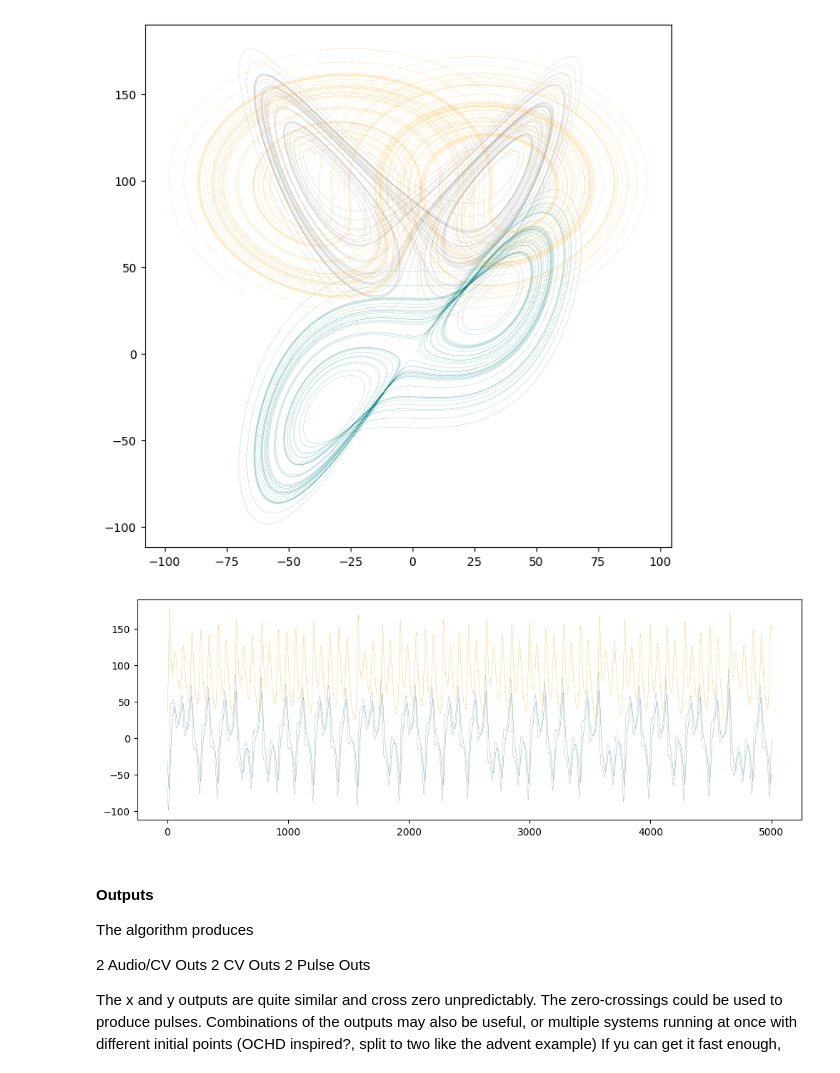
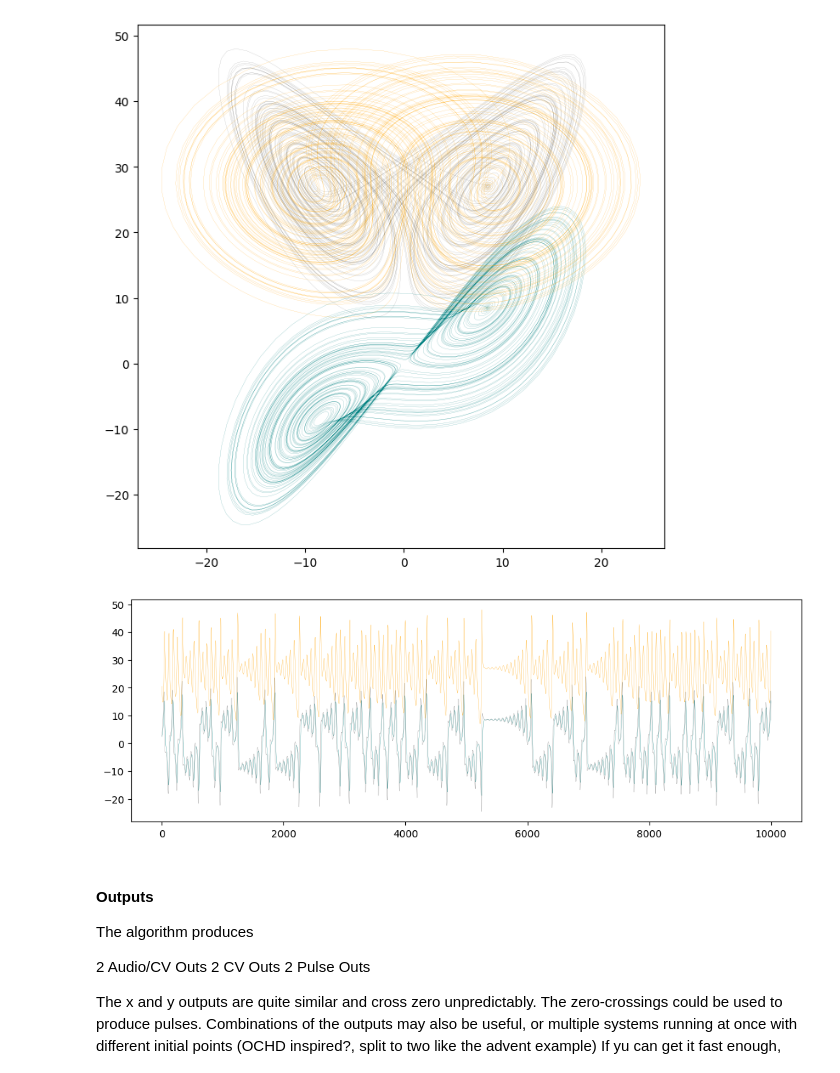
Before and after one commit to MJLMills/pyworkshopsystem, a Jupyter notebook: notebooks/lorenz.ipynb, the cells around one changed output. Drawn from its saved outputs; the diff is of its cells as text; code cells hidden in the pictures.

```diff
--- a/notebooks/lorenz.ipynb
+++ b/notebooks/lorenz.ipynb
@@ -101,7 +101,20 @@ class LorenzSystem:
 
         return values
 
-    def take_step(self, step_size) -> None:
+    def take_step(self, step_size: float = 0.01) -> None:
+        """Determine the value of f(t_n+1, x, y, z) at the next timestep.
+
+        This stepper uses the most basic possible scheme to integrate
+        the ODEs of the system; Euler's method. This only requires a
+        single evaluation of f(t, x, y, z) so is cheap, but is only accurate
+        on the order of the square of the timestep.
+
+        Parameters
+        ----------
+        step_size
+            The size of the step (in time units) to take.
+            Default of 0.01 was determined by experimentation only.
+        """
         partial_derivatives = self.__compute_derivatives(self._x,
                                                          self._y,
                                                          self._z)
@@ -111,34 +124,35 @@ class LorenzSystem:
         self._z = self._z + (partial_derivatives[2] * step_size)
 
     def reset(self):
+        """Return the system to its starting values."""
         self._x = self._x_init
         self._y = self._y_init
         self._z = self._z_init
 # %%
 import matplotlib
 import matplotlib.pyplot as plt
 
 
-N = 500000
+N = 1000000
 n_plot = int(N*0.99)
 
-lorenz_system = LorenzSystem(rho=96.6, sigma=30, beta=12)
+lorenz_system = LorenzSystem(rho=28, sigma=10, beta=8/3)
 
 xyz_values = np.empty(shape=(N, 3))
 xyz_values[0, :] = lorenz_system.coordinates()
 
 for i in range(1, N):
-    lorenz_system.take_step(step_size=0.0025)
+    lorenz_system.take_step(step_size=0.01)
     xyz_values[i, :] = lorenz_system.coordinates()
 
 f = plt.plot(xyz_values[n_plot:, 0], xyz_values[n_plot:, 2], lw=0.1, c="gray")
 f = plt.plot(xyz_values[n_plot:, 0], xyz_values[n_plot:, 1], lw=0.1, c="teal")
 f = plt.plot(xyz_values[n_plot:, 1], xyz_values[n_plot:, 2], lw=0.1, c="orange")
 
 fig = matplotlib.pyplot.gcf()
 fig.set_size_inches(8, 8)
 # %% [output]
-[figure, old version]
+[figure, new version]
 # %%
 f = plt.plot(xyz_values[n_plot:, 0], lw=0.2, c="teal")
 f = plt.plot(xyz_values[n_plot:, 1], lw=0.2, c="gray")
@@ -146,7 +160,7 @@ f = plt.plot(xyz_values[n_plot:, 2], lw=0.2, c="orange")
 fig = matplotlib.pyplot.gcf()
 fig.set_size_inches(12, 4)
 # %% [output]
-[figure, old version]
+[figure, new version]
 # %% [markdown]
 #### Outputs
 
```
Also changed, not shown: parts of 1 cell of this notebook.
